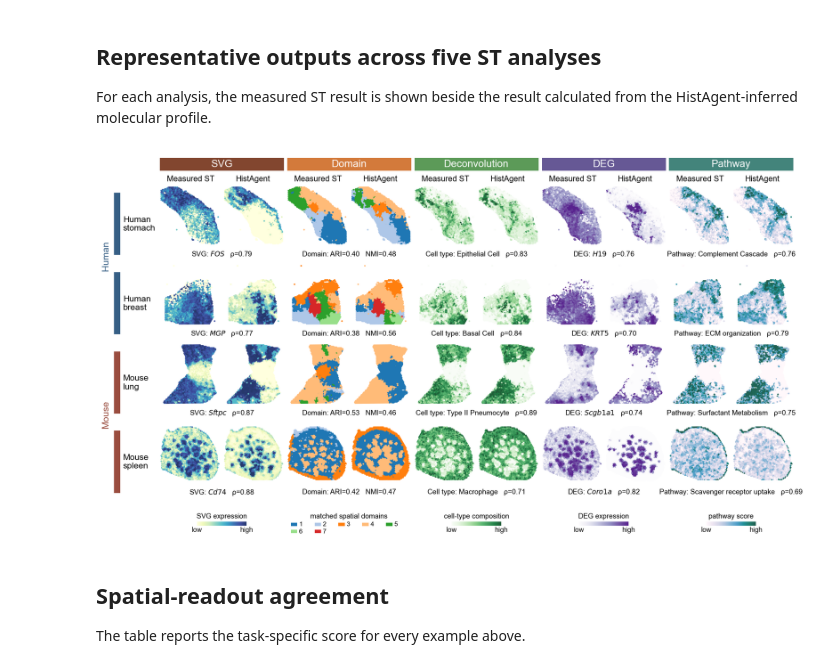
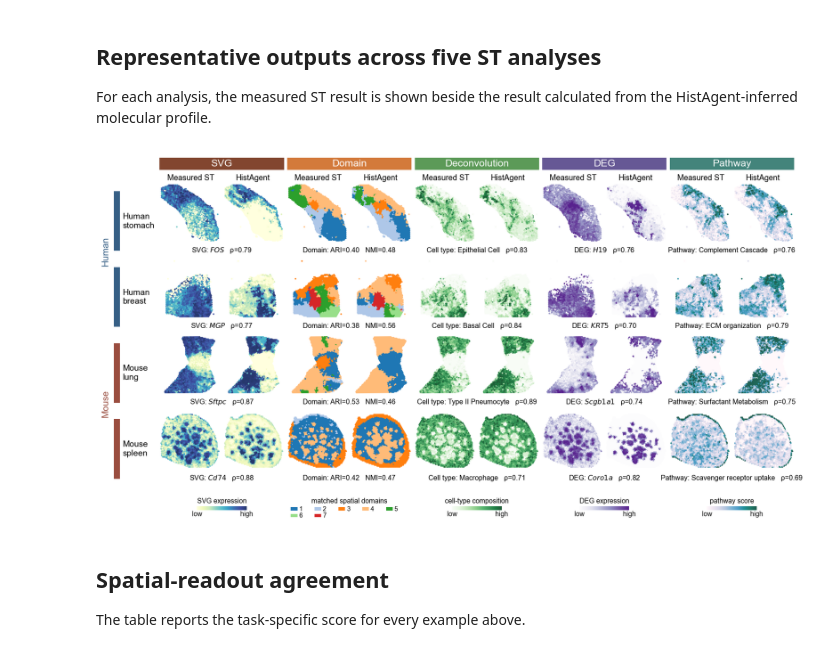
Before and after one commit to zipging/HistAgent, a Jupyter notebook: docs/notebooks/spatial_transcriptomic_analyses.ipynb, the cells around one changed output. Drawn from its saved outputs; the diff is of its cells as text; code cells hidden in the pictures.

```diff
--- a/docs/notebooks/spatial_transcriptomic_analyses.ipynb
+++ b/docs/notebooks/spatial_transcriptomic_analyses.ipynb
@@ -74,7 +76,7 @@ def rankridge_pack_root(groups):
 
 sns.set_theme(style="white", context="talk")
 plt.rcParams.update({
-    "figure.dpi": 135,
+    "figure.dpi": 115,
     "figure.facecolor": "white",
     "axes.facecolor": "white",
     "axes.spines.top": False,
@@ -325,7 +330,7 @@ def plot_spatial_field(ax, coords, values, task):
     ax.set_aspect("equal", adjustable="box")
     ax.set_axis_off()
 
-fig = plt.figure(figsize=(13.2, 7.3), dpi=150, facecolor="white")
+fig = plt.figure(figsize=(13.4, 7.1), dpi=125, facecolor="white")
 grid = fig.add_gridspec(
     nrows=1 + 2 * len(meta["rows"]) + 1,
     ncols=11,
@@ -425,34 +430,34 @@ for task, header in header_axes.items():
         for index, color in enumerate(domain_colors):
             col = index % 5
             row = index // 5
             x = .01 + col * .20
             y = .10 + (1 - row) * .46
             legend_ax.add_patch(Rectangle(
                 (x, y), .055, .22, facecolor=color, edgecolor="none"
             ))
             legend_ax.text(x + .068, y + .11, str(index + 1),
                            ha="left", va="center", fontsize=8.3)
         continue
     fig.text(
         position.x0 + .5 * position.width, .054,
         legend_labels[task], ha="center", va="bottom", fontsize=9.1,
     )
     color_ax = fig.add_axes([
         position.x0 + .30 * position.width, .039,
         .40 * position.width, .010,
     ])
     colorbar = ColorbarBase(
         color_ax, cmap=task_cmaps[task], norm=Normalize(0, 1),
         orientation="horizontal",
     )
     colorbar.outline.set_visible(False)
     colorbar.set_ticks([0, 1])
     colorbar.set_ticklabels(["low", "high"])
     colorbar.ax.tick_params(labelsize=9, length=0, pad=1, colors="#111111")
 
 plt.show()
 # %% [output]
-[figure, old version]
+[figure, new version]
 # %% [markdown]
 ## Spatial-readout agreement
 
```
Also changed, not shown: parts of 2 cells of this notebook, 19 other files.
